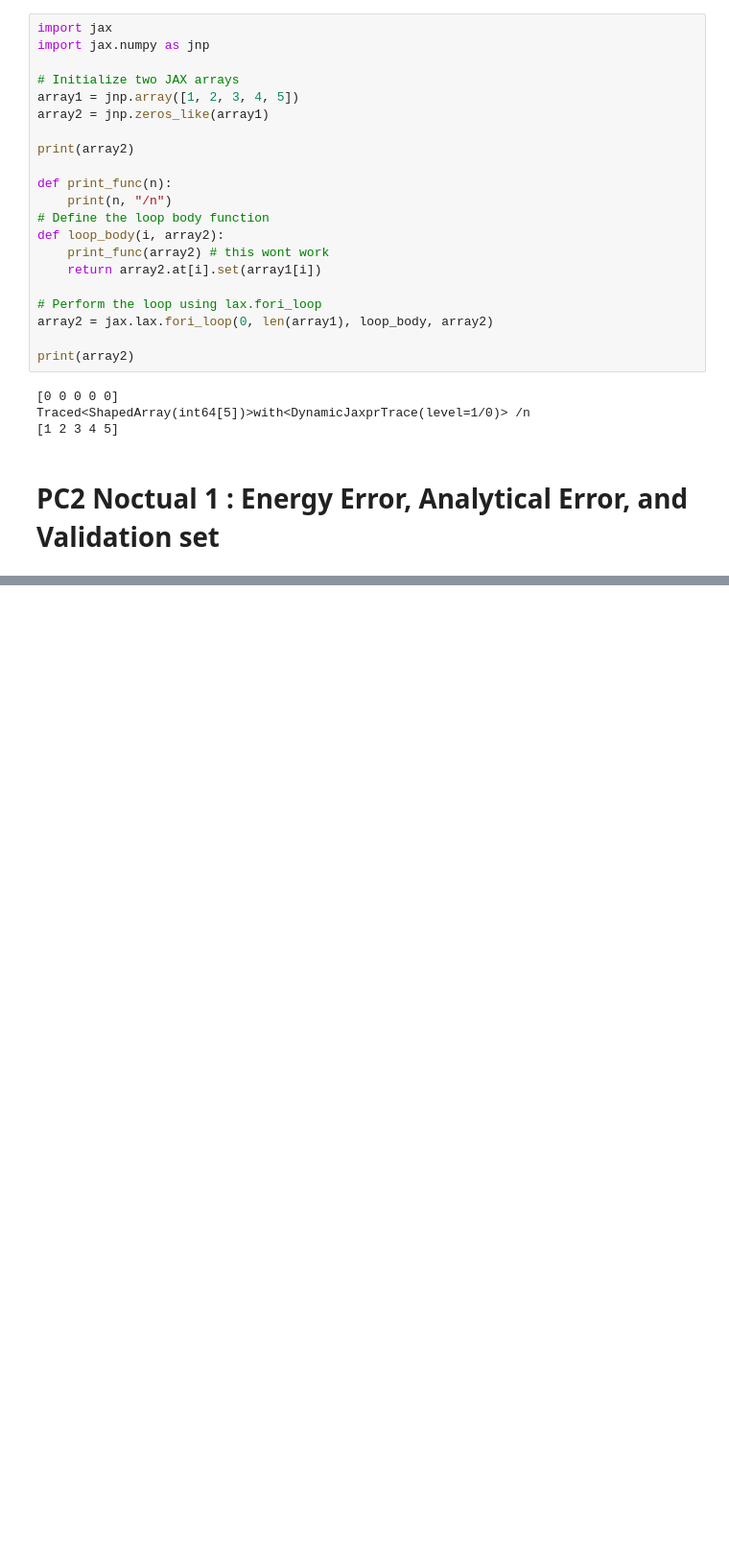
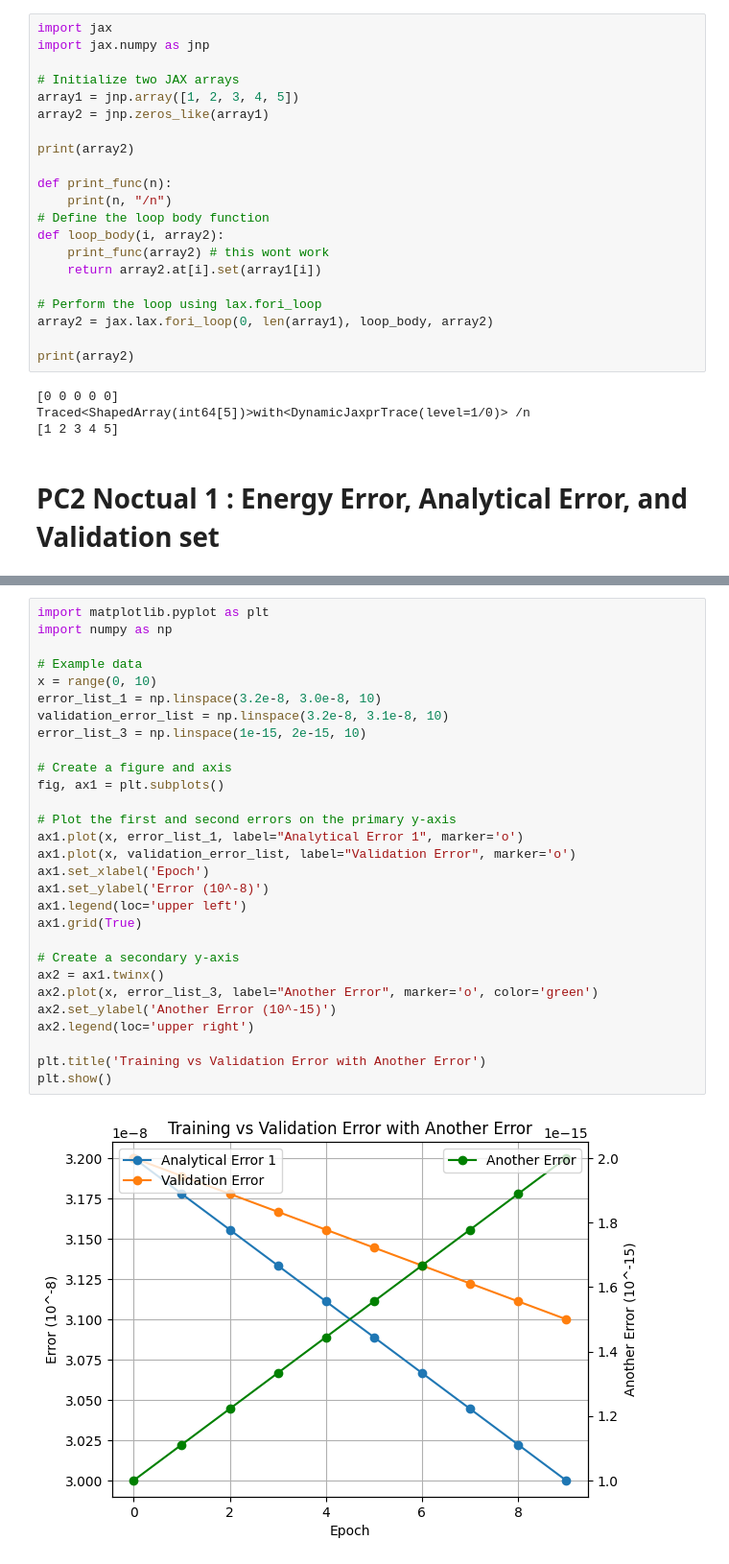
Before and after one commit to RaviPandey33/Optimizing_ODE_Solvers_-_A_Machine_Learning_Approach_to_RK4_Enhancement, a Jupyter notebook: Rk4_method_implementation/Testing_Batch_Learning.ipynb, the cells around one changed output, grey strips where cells are left out. Shown at 96% size. Drawn from its saved outputs; the diff is of its cells as text; blank space fills up the shorter version.

```diff
--- a/Rk4_method_implementation/Testing_Batch_Learning.ipynb
+++ b/Rk4_method_implementation/Testing_Batch_Learning.ipynb
@@ -733,0 +988,31 @@ Traced<ShapedArray(int64[5])>with<DynamicJaxprTrace(level=1/0)> /n
+# %%
+import matplotlib.pyplot as plt
+import numpy as np
+
+# Example data
+x = range(0, 10)
+error_list_1 = np.linspace(3.2e-8, 3.0e-8, 10)
+validation_error_list = np.linspace(3.2e-8, 3.1e-8, 10)
+error_list_3 = np.linspace(1e-15, 2e-15, 10)
+
+# Create a figure and axis
+fig, ax1 = plt.subplots()
+
+# Plot the first and second errors on the primary y-axis
+ax1.plot(x, error_list_1, label="Analytical Error 1", marker='o')
+ax1.plot(x, validation_error_list, label="Validation Error", marker='o')
+ax1.set_xlabel('Epoch')
+ax1.set_ylabel('Error (10^-8)')
+ax1.legend(loc='upper left')
+ax1.grid(True)
+
+# Create a secondary y-axis
+ax2 = ax1.twinx()
+ax2.plot(x, error_list_3, label="Another Error", marker='o', color='green')
+ax2.set_ylabel('Another Error (10^-15)')
+ax2.legend(loc='upper right')
+
+plt.title('Training vs Validation Error with Another Error')
+plt.show()
+# %% [output]
+[figure, added]
```
Also changed, not shown: parts of 3 cells of this notebook, 1 other file.
